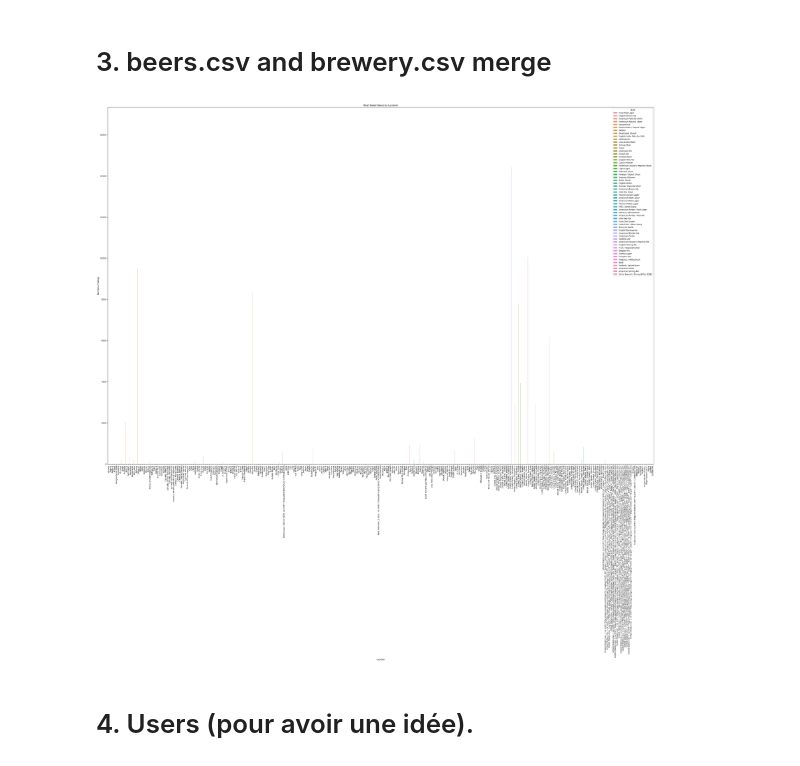
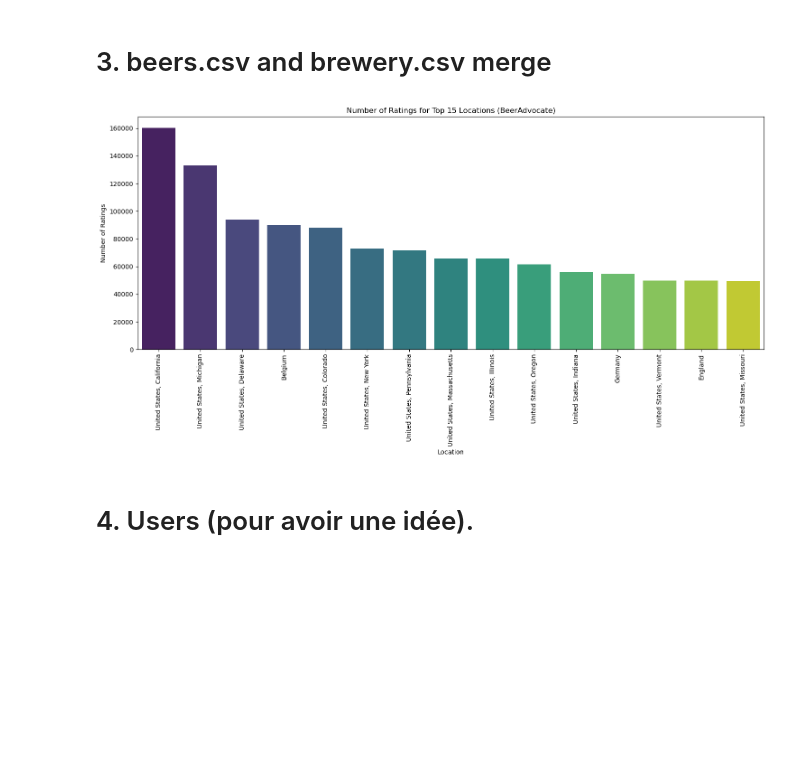
Before and after one commit to epfl-ada/ada-2023-project-dondada, a Jupyter notebook: MilestoneP2.ipynb, the cells around one changed output. Cells and saved outputs as stored; diff of their text form; code cells hidden in the pictures; blank space fills up the shorter version.

```diff
--- a/MilestoneP2.ipynb
+++ b/MilestoneP2.ipynb
@@ -567,23 +567,30 @@ plt.show()
 # merge beers and bbrewery to study the locations of each style of beer
 ba_beer_brewery= pd.merge(beers_ba_f, breweries_ba_f, left_on=['brewery_id'], right_on=['id'])
 ba_beer_brewery = ba_beer_brewery.drop(columns=['beer_id','beer_name', 'avg_computed', 'zscore', 'nbr_matched_valid_ratings', 'avg_matched_valid_ratings', 'nbr_beers'])
-# %%
-# Sort the DataFrame to find the highest-rated beer in each location
-ba_highest_rated_per_location = ba_beer_brewery.groupby('location').apply(lambda x: x.nlargest(1, 'nbr_ratings'))
-
-# Create a bar plot to visualize the most rated beers by location
-plt.figure(figsize=(40, 40))
-ax = sns.barplot(data=ba_highest_rated_per_location, x='location', y='nbr_ratings', hue='style')
-plt.title('Most Rated Beers by Location')
-plt.xlabel('Location')
-plt.ylabel('Number of Ratings')
-plt.xticks(rotation=90)
-plt.tight_layout()
-plt.show()
-
-# most rated beers are from United states and more specifically from California. Belgium is also quite high up there
-# %% [output]
-[figure, removed]
+# %%
+# Sort the DataFrame to find the top 15 highest-rated beers in each location
+ba_highest_rated_per_location_top15 = ba_beer_brewery.groupby('location').apply(lambda x: x.nlargest(15, 'nbr_ratings')).reset_index(drop=True)
+
+# Get the top 15 locations based on the sum of ratings for their top 15 beers
+top_15_locations = ba_highest_rated_per_location_top15.groupby('location')['nbr_ratings'].sum().nlargest(15).index
+
+# Filter the DataFrame to include only the top 15 locations
+ba_highest_rated_per_location_top15 = ba_highest_rated_per_location_top15[ba_highest_rated_per_location_top15['location'].isin(top_15_locations)]
+
+# Get the top 15 locations based on the sum of ratings for their top 15 beers
+top_15_locations = ba_highest_rated_per_location_top15.groupby('location')['nbr_ratings'].sum().nlargest(15)
+
+# Create a bar plot to visualize the number of ratings for the top 15 locations
+plt.figure(figsize=(15, 8))  # Adjust the figure size as needed
+ax = sns.barplot(x=top_15_locations.index, y=top_15_locations.values, palette='viridis')
+plt.title('Number of Ratings for Top 15 Locations (BeerAdvocate)')
+plt.xlabel('Location')
+plt.ylabel('Number of Ratings')
+plt.xticks(rotation=90)
+plt.tight_layout()
+plt.show()
+# %% [output]
+[figure, added]
 # %% [markdown]
 # 4. Users (pour avoir une idée).
 # %%
```
